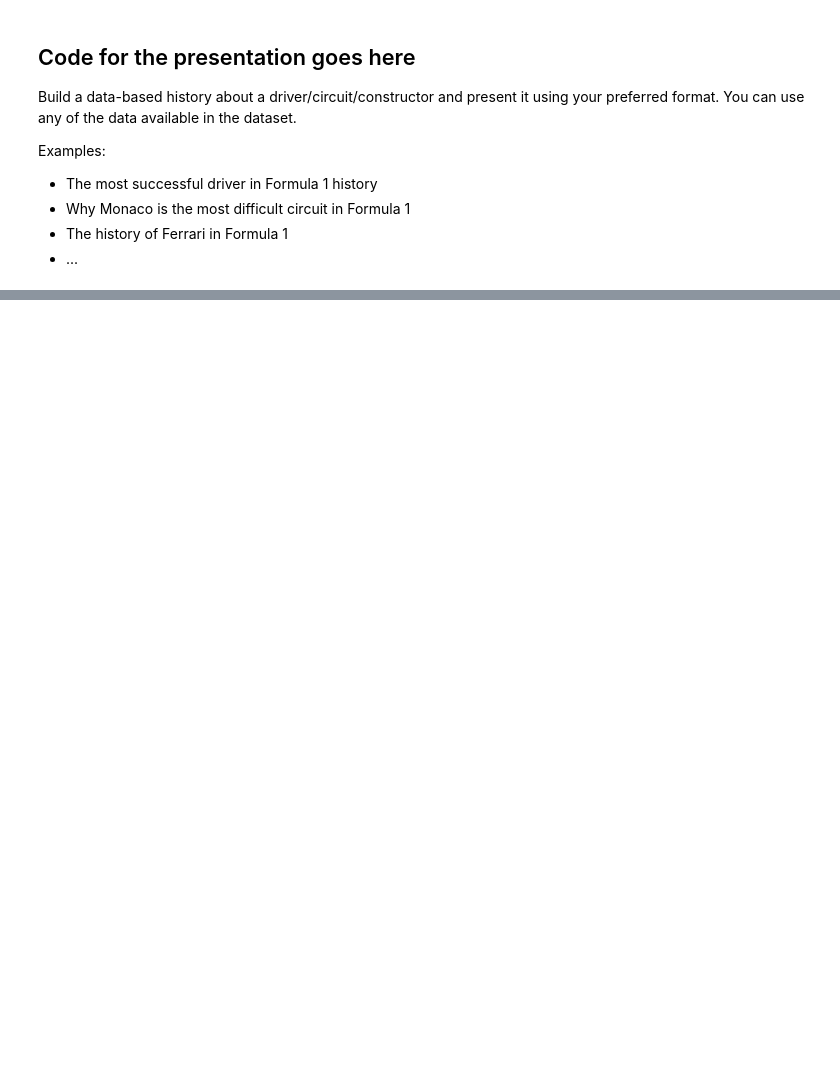
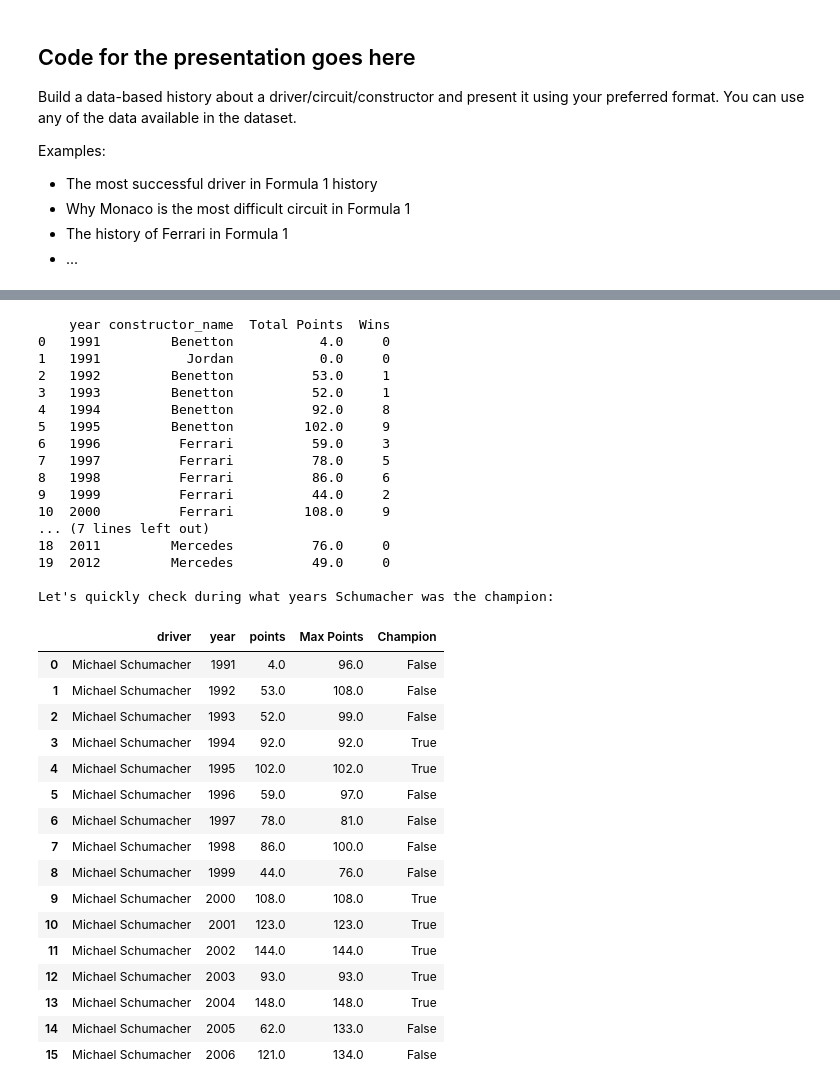
Before and after one commit to pablogalleg/python_assignment, a Jupyter notebook: group_assignment.ipynb, the cells around one changed output, grey strips where cells are left out. Drawn from its saved outputs; the diff is of its cells as text; code cells hidden in the pictures; blank space fills up the shorter version.

```diff
--- a/group_assignment.ipynb
+++ b/group_assignment.ipynb
@@ -644,0 +829,65 @@ Ellipsis
+# %%
+schumacher_data = df[df['driver'] == 'Michael Schumacher']
+
+schumacher_summary = schumacher_data.groupby(['year', 'constructor_name']).agg({
+    'points': 'sum',
+    'final_position': lambda x: (x == 1).sum()
+}).reset_index()
+
+schumacher_summary.rename(columns={
+    'points': 'Total Points',
+    'final_position': 'Wins'
+}, inplace=True)
+
+print(schumacher_summary)
+
+print("\nLet's quickly check during what years Schumacher was the champion:")
+
+points_by_driver_year = df[df['year'].isin(range(1991,2007))].groupby(['driver', 'year'])['points'].sum().reset_index()
+
+#maximum points scored by drivers in each year
+max_points_per_year = points_by_driver_year.groupby('year')['points'].max().reset_index(name='Max Points')
+
+#Schumacher's data merged with the maximum points data
+schumacher_points = points_by_driver_year[points_by_driver_year['driver'] == 'Michael Schumacher']
+schumacher_with_max = pd.merge(schumacher_points, max_points_per_year, on='year')
+
+#check if Schumacher's points match the maximum points for each year, if yes, Champion==True
+schumacher_with_max['Champion'] = schumacher_with_max['points'] == schumacher_with_max['Max Points']
+
+schumacher_with_max
+# %% [output]
+    year constructor_name  Total Points  Wins
+0   1991         Benetton           4.0     0
+1   1991           Jordan           0.0     0
+2   1992         Benetton          53.0     1
+3   1993         Benetton          52.0     1
+4   1994         Benetton          92.0     8
+5   1995         Benetton         102.0     9
+6   1996          Ferrari          59.0     3
+7   1997          Ferrari          78.0     5
+8   1998          Ferrari          86.0     6
+9   1999          Ferrari          44.0     2
+10  2000          Ferrari         108.0     9
+... (7 lines left out)
+18  2011         Mercedes          76.0     0
+19  2012         Mercedes          49.0     0
+
+Let's quickly check during what years Schumacher was the champion:
+|  | driver | year | points | Max Points | Champion |
+| 0 | Michael Schumacher | 1991 | 4.0 | 96.0 | False |
+| 1 | Michael Schumacher | 1992 | 53.0 | 108.0 | False |
+| 2 | Michael Schumacher | 1993 | 52.0 | 99.0 | False |
+| 3 | Michael Schumacher | 1994 | 92.0 | 92.0 | True |
+| 4 | Michael Schumacher | 1995 | 102.0 | 102.0 | True |
+| 5 | Michael Schumacher | 1996 | 59.0 | 97.0 | False |
+| 6 | Michael Schumacher | 1997 | 78.0 | 81.0 | False |
+| 7 | Michael Schumacher | 1998 | 86.0 | 100.0 | False |
+| 8 | Michael Schumacher | 1999 | 44.0 | 76.0 | False |
+| 9 | Michael Schumacher | 2000 | 108.0 | 108.0 | True |
+| 10 | Michael Schumacher | 2001 | 123.0 | 123.0 | True |
+| 11 | Michael Schumacher | 2002 | 144.0 | 144.0 | True |
+| 12 | Michael Schumacher | 2003 | 93.0 | 93.0 | True |
+| 13 | Michael Schumacher | 2004 | 148.0 | 148.0 | True |
+| 14 | Michael Schumacher | 2005 | 62.0 | 133.0 | False |
+| 15 | Michael Schumacher | 2006 | 121.0 | 134.0 | False |
```
Also changed, not shown: parts of 14 cells of this notebook.
